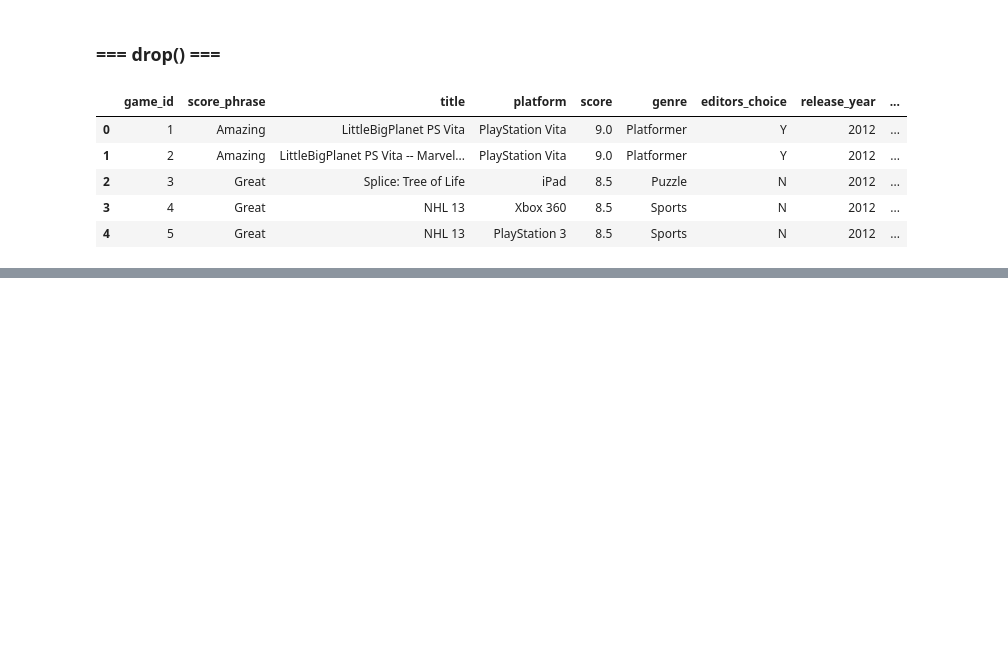
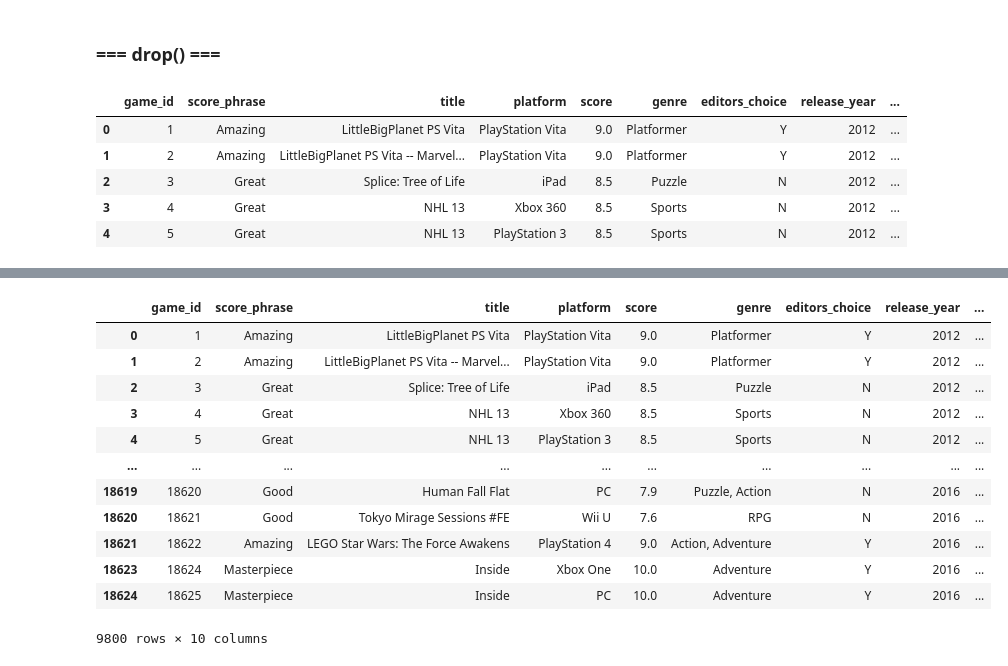
Before and after one commit to StewartStack/DAStudyBackups, a Jupyter notebook: DataStudies1/stewartstack_reviews_IGNanalysis.ipynb, the cells around one changed output, grey strips where cells are left out. Drawn from its saved outputs; the diff is of its cells as text; code cells hidden in the pictures; blank space fills up the shorter version.

Commit message:
finished with filters

```diff
--- a/DataStudies1/stewartstack_reviews_IGNanalysis.ipynb
+++ b/DataStudies1/stewartstack_reviews_IGNanalysis.ipynb
@@ -197,0 +239,4 @@ reviews.head()
+# %%
+# Creating variable to store results of filter for review scores
+score_filter = reviews['score'] > 7
+score_filter
@@ -197,0 +256,17 @@ reviews.head()
+# %%
+filtered_reviews = reviews[score_filter]
+filtered_reviews
+# %% [output]
+|  | game_id | score_phrase | title | platform | score | genre | editors_choice | release_year | ... |
+| 0 | 1 | Amazing | LittleBigPlanet PS Vita | PlayStation Vita | 9.0 | Platformer | Y | 2012 | ... |
+| 1 | 2 | Amazing | LittleBigPlanet PS Vita -- Marvel... | PlayStation Vita | 9.0 | Platformer | Y | 2012 | ... |
+| 2 | 3 | Great | Splice: Tree of Life | iPad | 8.5 | Puzzle | N | 2012 | ... |
+| 3 | 4 | Great | NHL 13 | Xbox 360 | 8.5 | Sports | N | 2012 | ... |
+| 4 | 5 | Great | NHL 13 | PlayStation 3 | 8.5 | Sports | N | 2012 | ... |
+| ... | ... | ... | ... | ... | ... | ... | ... | ... | ... |
+| 18619 | 18620 | Good | Human Fall Flat | PC | 7.9 | Puzzle, Action | N | 2016 | ... |
+| 18620 | 18621 | Good | Tokyo Mirage Sessions #FE | Wii U | 7.6 | RPG | N | 2016 | ... |
+| 18621 | 18622 | Amazing | LEGO Star Wars: The Force Awakens | PlayStation 4 | 9.0 | Action, Adventure | Y | 2016 | ... |
+| 18623 | 18624 | Masterpiece | Inside | Xbox One | 10.0 | Adventure | Y | 2016 | ... |
+| 18624 | 18625 | Masterpiece | Inside | PC | 10.0 | Adventure | Y | 2016 | ... |
+9800 rows × 10 columns
```
Also changed, not shown: parts of 13 cells of this notebook.
